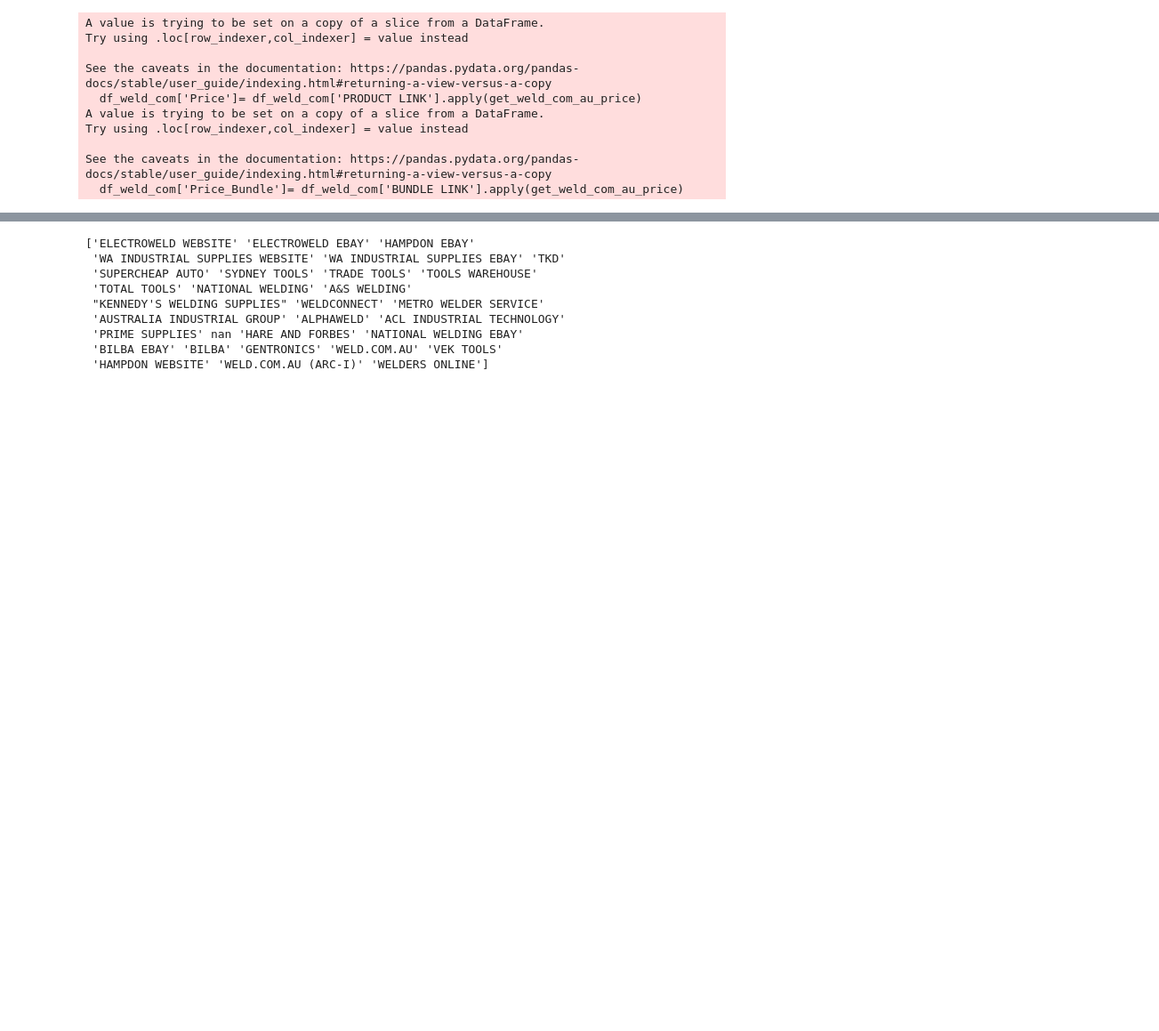
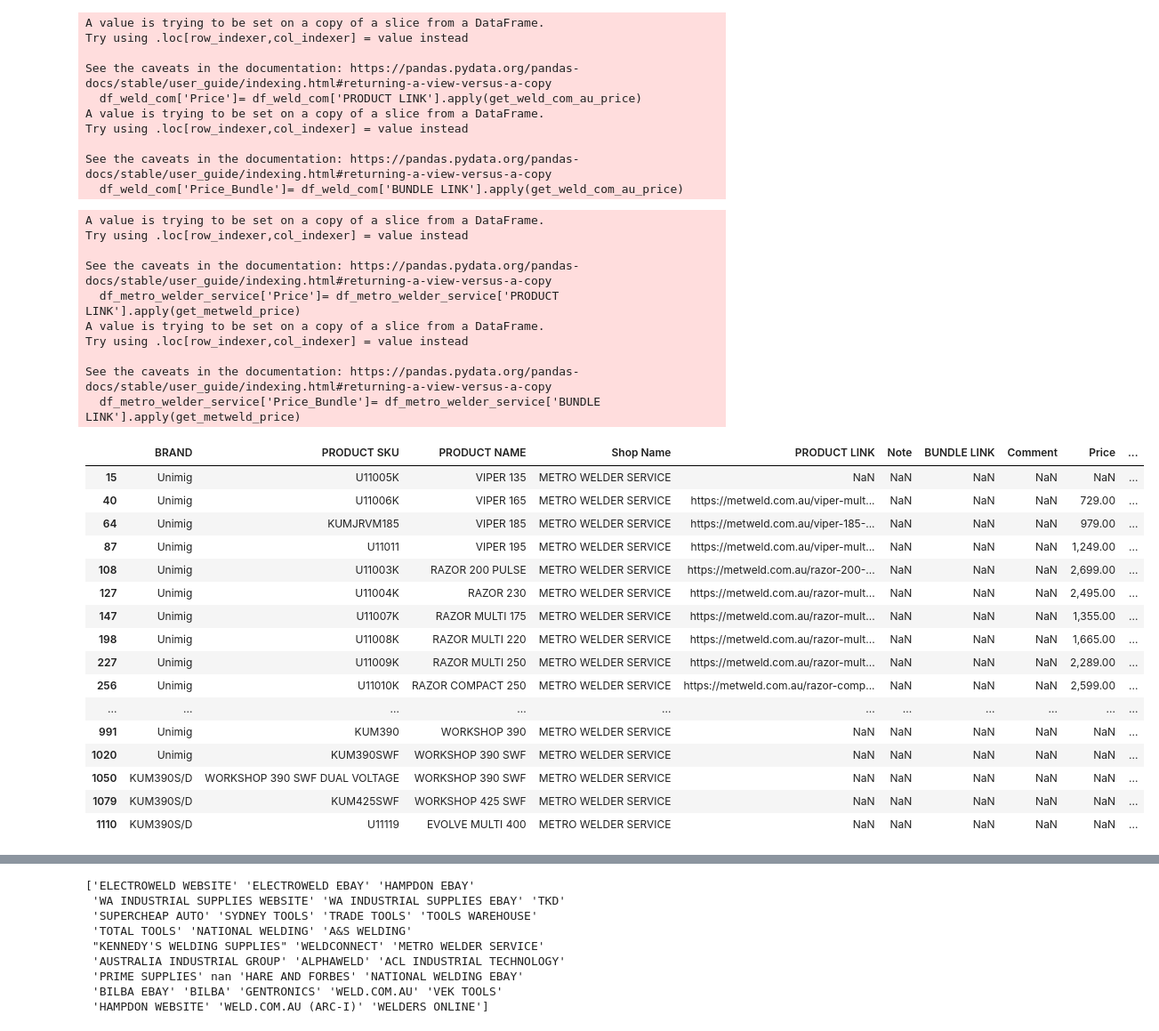
Before and after one commit to Samhith-k/scraper-electroweld, a Jupyter notebook: scraper.ipynb, the cells around one changed output, grey strips where cells are left out. Shown at 89% size. Saved outputs shown, nothing was run; the diff lists cells and outputs as text; code cells hidden in the pictures; blank space fills up the shorter version.

```diff
--- a/scraper.ipynb
+++ b/scraper.ipynb
@@ -455,6 +513,38 @@ Try using .loc[row_indexer,col_indexer] = value instead
 
 See the caveats in the documentation: https://pandas.pydata.org/pandas-docs/stable/user_guide/indexing.html#returning-a-view-versus-a-copy
   df_weld_com['Price_Bundle']= df_weld_com['BUNDLE LINK'].apply(get_weld_com_au_price)
+# %%
+df_metro_welder_service = df_sub[df_sub['Shop Name'].str.contains('METRO WELDER SERVICE', case=False, na=False, regex=True)]
+df_metro_welder_service['Price']= df_metro_welder_service['PRODUCT LINK'].apply(get_metweld_price)
+df_metro_welder_service['Price_Bundle']= df_metro_welder_service['BUNDLE LINK'].apply(get_metweld_price)
+# %% [output]
+A value is trying to be set on a copy of a slice from a DataFrame.
+Try using .loc[row_indexer,col_indexer] = value instead
+
+See the caveats in the documentation: https://pandas.pydata.org/pandas-docs/stable/user_guide/indexing.html#returning-a-view-versus-a-copy
+  df_metro_welder_service['Price']= df_metro_welder_service['PRODUCT LINK'].apply(get_metweld_price)
+A value is trying to be set on a copy of a slice from a DataFrame.
+Try using .loc[row_indexer,col_indexer] = value instead
+
+See the caveats in the documentation: https://pandas.pydata.org/pandas-docs/stable/user_guide/indexing.html#returning-a-view-versus-a-copy
+  df_metro_welder_service['Price_Bundle']= df_metro_welder_service['BUNDLE LINK'].apply(get_metweld_price)
+|  | BRAND | PRODUCT SKU | PRODUCT NAME | Shop Name | PRODUCT LINK | Note | BUNDLE LINK | Comment | Price | ... |
+| 15 | Unimig | U11005K | VIPER 135 | METRO WELDER SERVICE | NaN | NaN | NaN | NaN | NaN | ... |
+| 40 | Unimig | U11006K | VIPER 165 | METRO WELDER SERVICE | https://metweld.com.au/viper-mult... | NaN | NaN | NaN | 729.00 | ... |
+| 64 | Unimig | KUMJRVM185 | VIPER 185 | METRO WELDER SERVICE | https://metweld.com.au/viper-185-... | NaN | NaN | NaN | 979.00 | ... |
+| 87 | Unimig | U11011 | VIPER 195 | METRO WELDER SERVICE | https://metweld.com.au/viper-mult... | NaN | NaN | NaN | 1,249.00 | ... |
+| 108 | Unimig | U11003K | RAZOR 200 PULSE | METRO WELDER SERVICE | https://metweld.com.au/razor-200-... | NaN | NaN | NaN | 2,699.00 | ... |
+| 127 | Unimig | U11004K | RAZOR 230 | METRO WELDER SERVICE | https://metweld.com.au/razor-mult... | NaN | NaN | NaN | 2,495.00 | ... |
+| 147 | Unimig | U11007K | RAZOR MULTI 175 | METRO WELDER SERVICE | https://metweld.com.au/razor-mult... | NaN | NaN | NaN | 1,355.00 | ... |
+| 198 | Unimig | U11008K | RAZOR MULTI 220 | METRO WELDER SERVICE | https://metweld.com.au/razor-mult... | NaN | NaN | NaN | 1,665.00 | ... |
+| 227 | Unimig | U11009K | RAZOR MULTI 250 | METRO WELDER SERVICE | https://metweld.com.au/razor-mult... | NaN | NaN | NaN | 2,289.00 | ... |
+| 256 | Unimig | U11010K | RAZOR COMPACT 250 | METRO WELDER SERVICE | https://metweld.com.au/razor-comp... | NaN | NaN | NaN | 2,599.00 | ... |
+| ... | ... | ... | ... | ... | ... | ... | ... | ... | ... | ... |
+| 991 | Unimig | KUM390 | WORKSHOP 390 | METRO WELDER SERVICE | NaN | NaN | NaN | NaN | NaN | ... |
+| 1020 | Unimig | KUM390SWF | WORKSHOP 390 SWF | METRO WELDER SERVICE | NaN | NaN | NaN | NaN | NaN | ... |
+| 1050 | KUM390S/D | WORKSHOP 390 SWF DUAL VOLTAGE | WORKSHOP 390 SWF | METRO WELDER SERVICE | NaN | NaN | NaN | NaN | NaN | ... |
+| 1079 | KUM390S/D | KUM425SWF | WORKSHOP 425 SWF | METRO WELDER SERVICE | NaN | NaN | NaN | NaN | NaN | ... |
+| 1110 | KUM390S/D | U11119 | EVOLVE MULTI 400 | METRO WELDER SERVICE | NaN | NaN | NaN | NaN | NaN | ... |
 # %%
 df_ebay.to_csv('Pricing_Ebay_append.csv',index=False)
 # %%
```
Also changed, not shown: parts of 6 cells of this notebook, 4 other files.
